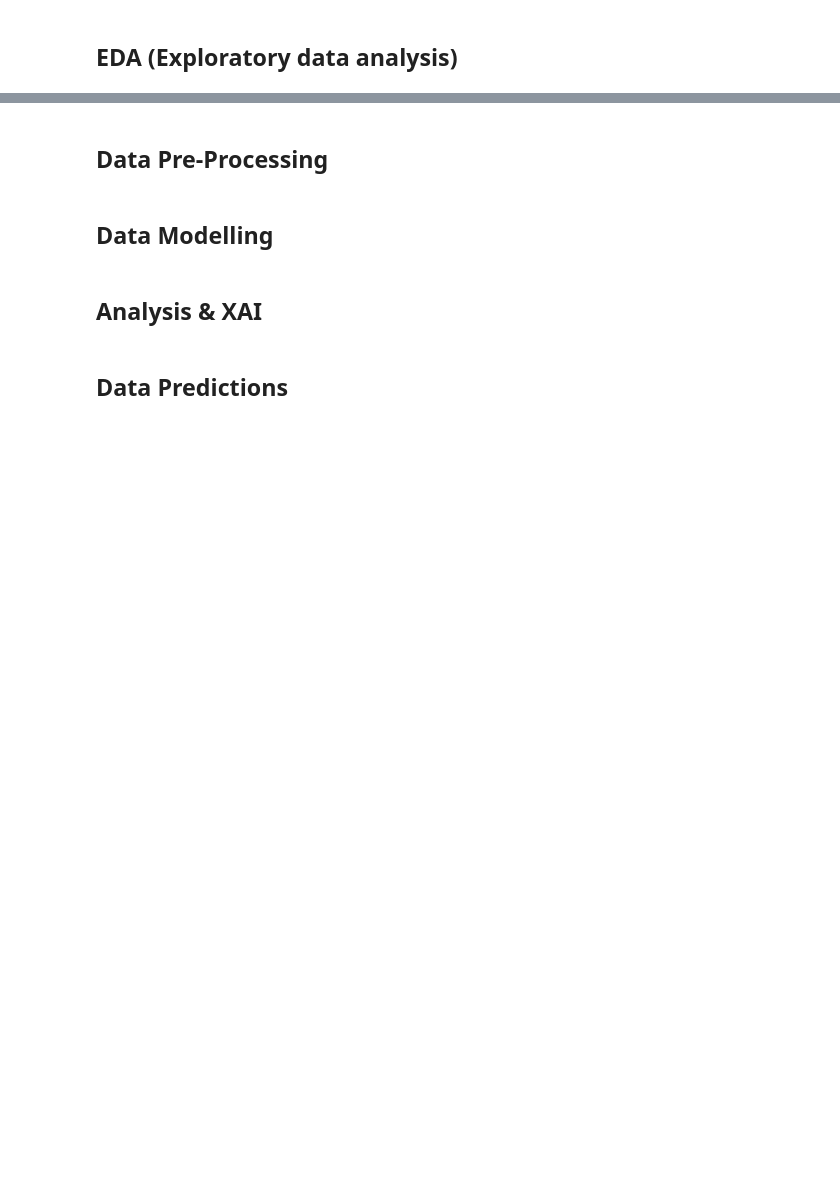
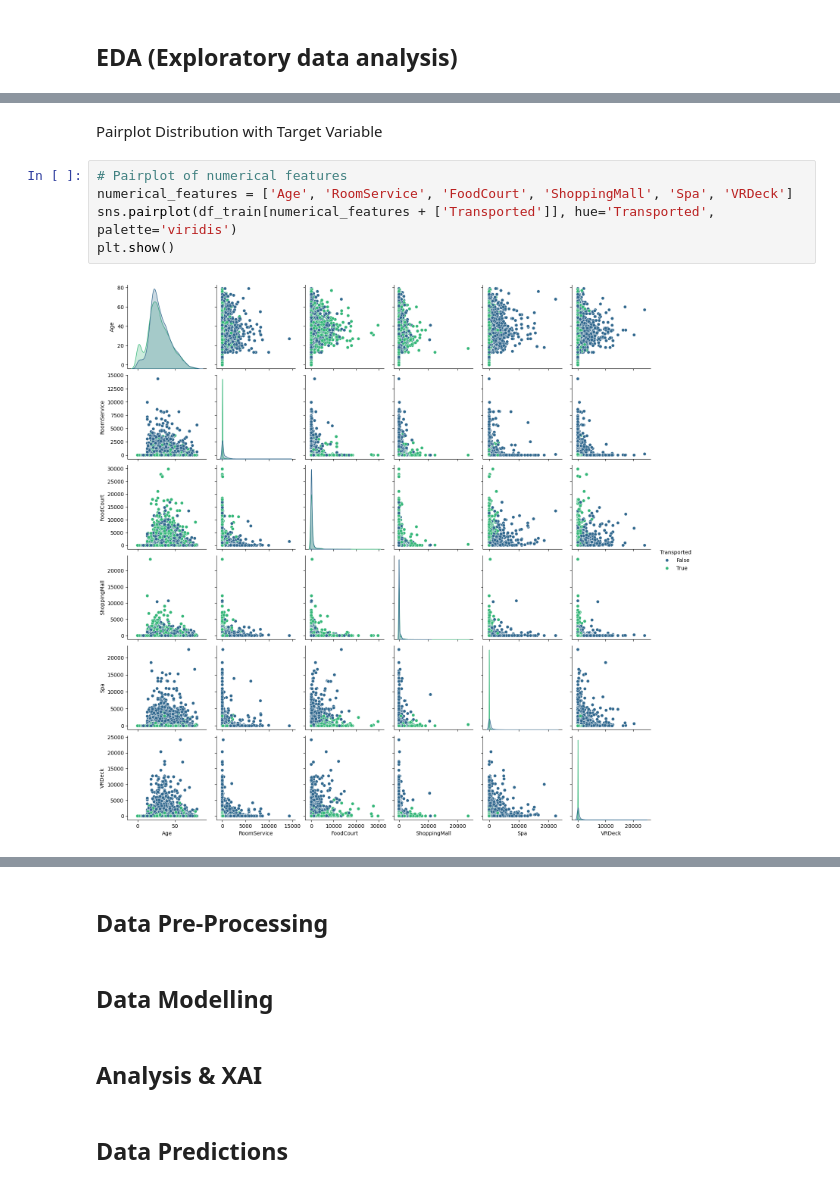
Before and after one commit to 7PAM2015-0509-2023-GROUP5/Kaggle_Challenge, a Jupyter notebook: Kaggle_Challenge_Notebook.ipynb, the cells around one changed output, grey strips where cells are left out. Saved outputs shown, nothing was run; the diff lists cells and outputs as text; blank space fills up the shorter version.

```diff
--- a/Kaggle_Challenge_Notebook.ipynb
+++ b/Kaggle_Challenge_Notebook.ipynb
@@ -65,0 +138,9 @@ df.head()
+# %% [markdown]
+Pairplot Distribution with Target Variable
+# %%
+# Pairplot of numerical features
+numerical_features = ['Age', 'RoomService', 'FoodCourt', 'ShoppingMall', 'Spa', 'VRDeck']
+sns.pairplot(df_train[numerical_features + ['Transported']], hue='Transported', palette='viridis')
+plt.show()
+# %% [output]
+[figure, added]
```
Also changed, not shown: parts of 16 cells of this notebook.
